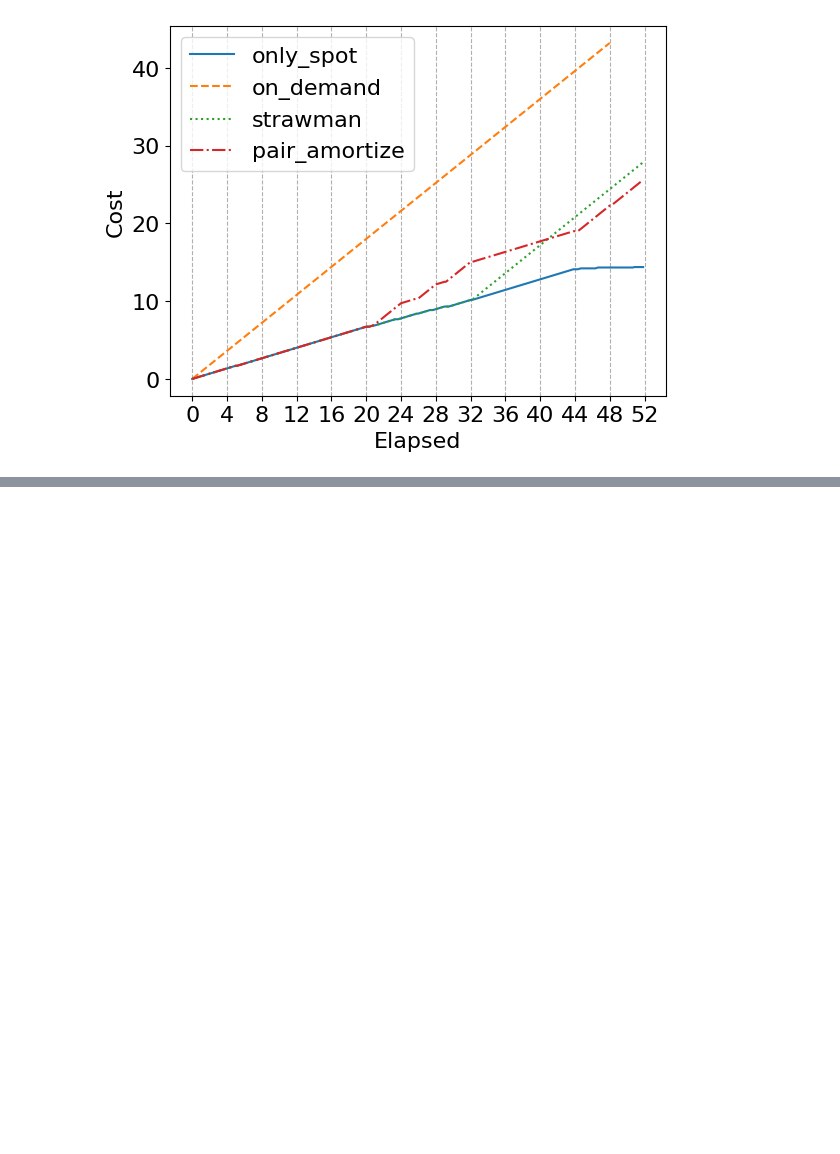
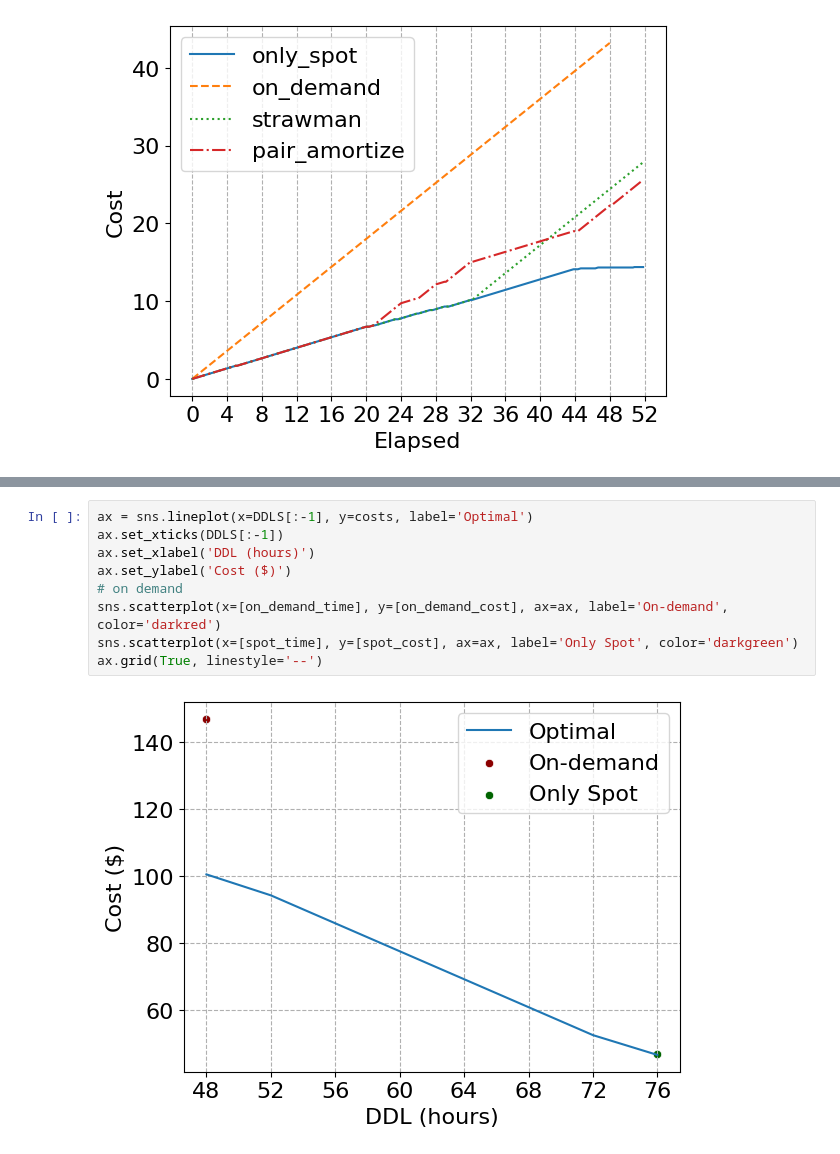
Before and after one commit to Michaelvll/skypilot-spot-strategy, a Jupyter notebook: scripts/plot.ipynb, the cells around one changed output, grey strips where cells are left out. Cells and saved outputs as stored; diff of their text form; blank space fills up the shorter version.

```diff
--- a/scripts/plot.ipynb
+++ b/scripts/plot.ipynb
@@ -299,0 +341,11 @@ ValueError: Number of rows must be a positive integer, not 0
+# %%
+ax = sns.lineplot(x=DDLS[:-1], y=costs, label='Optimal')
+ax.set_xticks(DDLS[:-1])
+ax.set_xlabel('DDL (hours)')
+ax.set_ylabel('Cost ($)')
+# on demand
+sns.scatterplot(x=[on_demand_time], y=[on_demand_cost], ax=ax, label='On-demand', color='darkred')
+sns.scatterplot(x=[spot_time], y=[spot_cost], ax=ax, label='Only Spot', color='darkgreen')
+ax.grid(True, linestyle='--')
+# %% [output]
+[figure, added]
```
Also changed, not shown: parts of 9 cells of this notebook, 3 other files.
